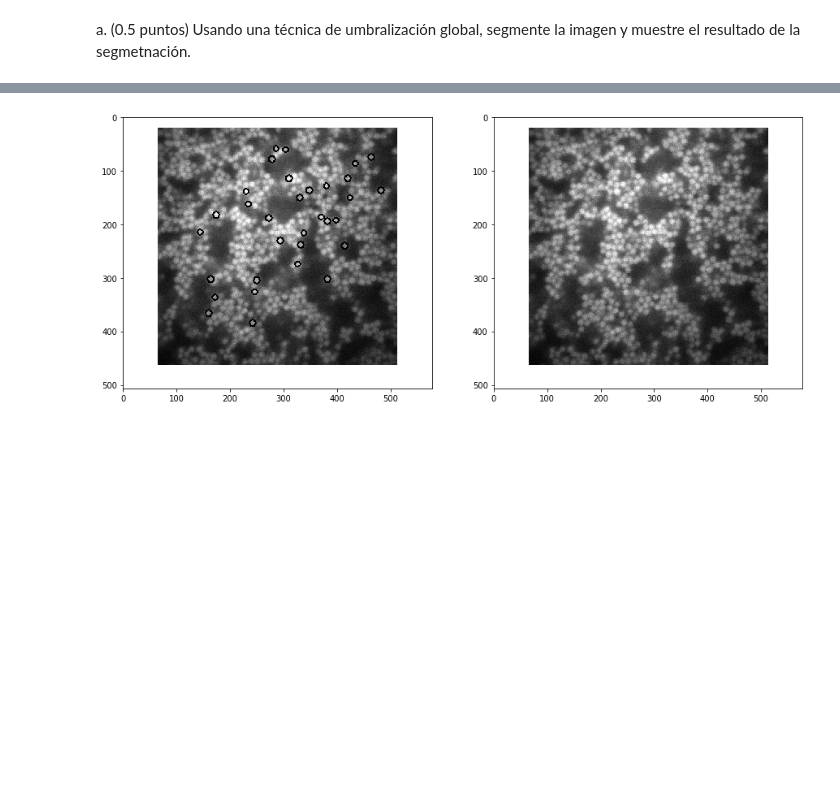
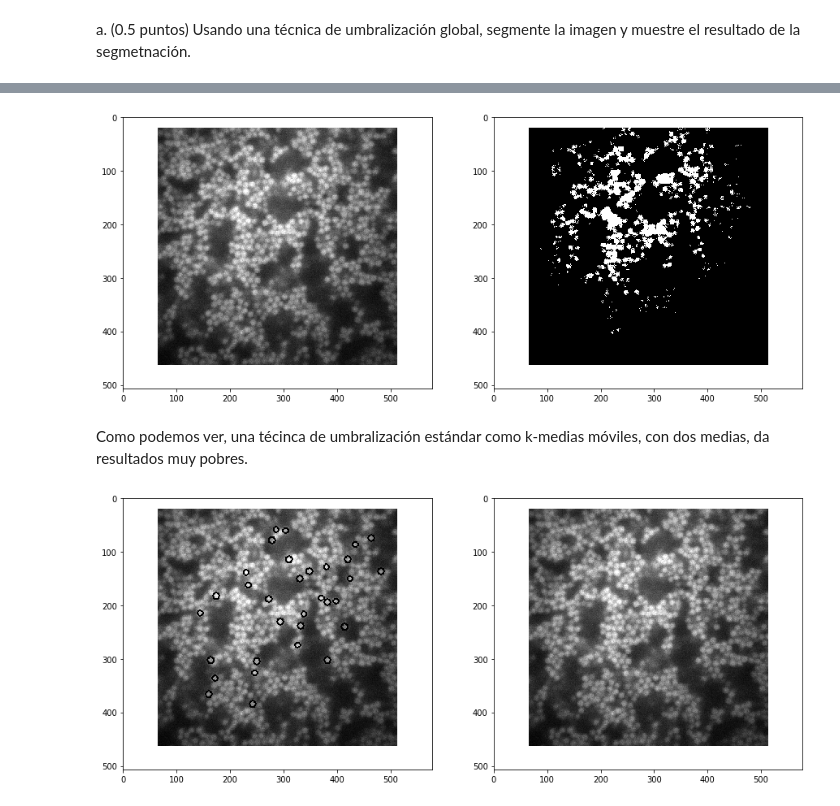
Before and after one commit to gmagannaDevelop/ImagenesTercerParcial, a Jupyter notebook: Pregunta 6.ipynb, the cells around one changed output, grey strips where cells are left out. Saved outputs shown, nothing was run; the diff lists cells and outputs as text; code cells hidden in the pictures; blank space fills up the shorter version.

```diff
--- a/Pregunta 6.ipynb
+++ b/Pregunta 6.ipynb
@@ -58,3 +80,9 @@ TypeError: 'module' object is not subscriptable
+# %%
+utils.side_by_side(img, thresh1)
+# %% [output]
+[figure, added]
+# %% [markdown]
+Como podemos ver, una técinca de umbralización estándar como k-medias móviles, con dos medias, da resultados muy pobres.
 # %%
 # Blur the image to reduce noise
 img_blur = cv.medianBlur(img, 5)
```
Also changed, not shown: parts of 12 cells of this notebook, 1 other file.
